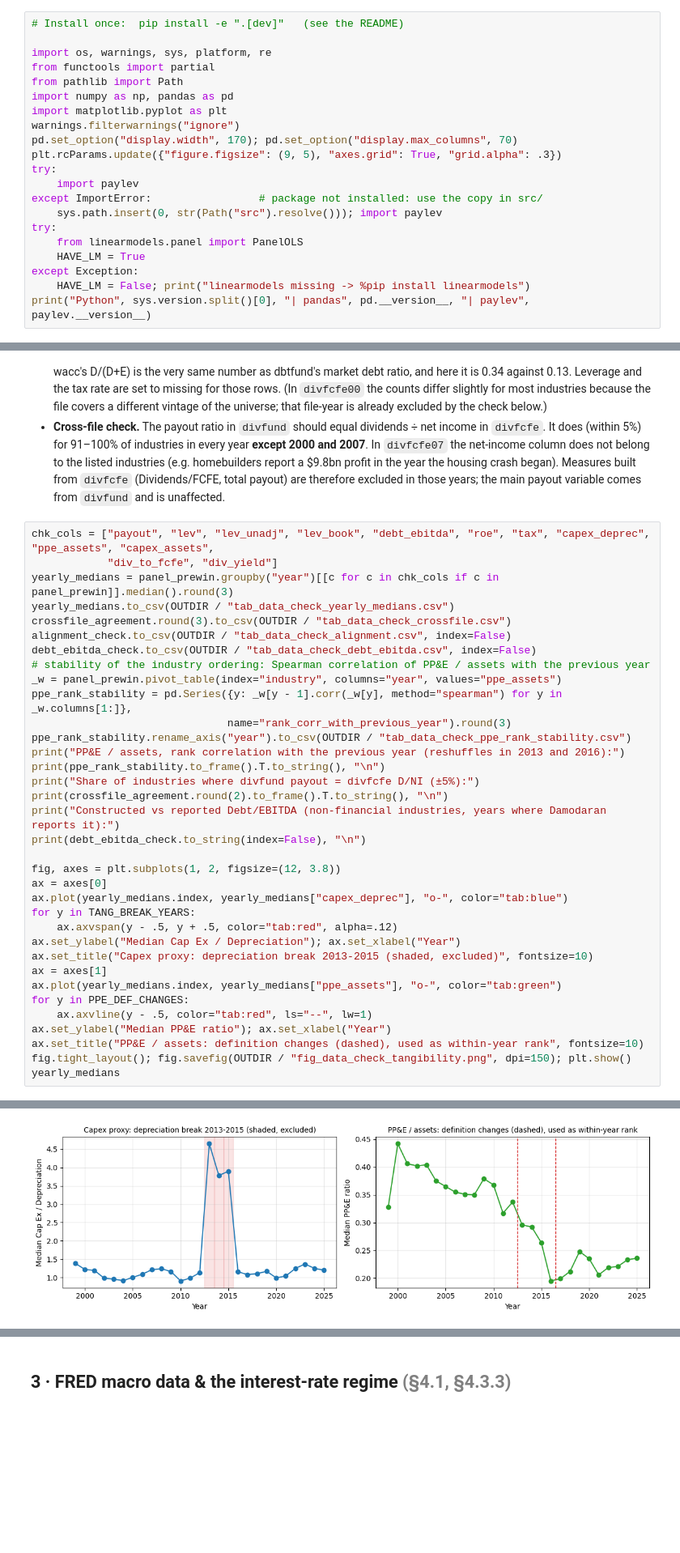
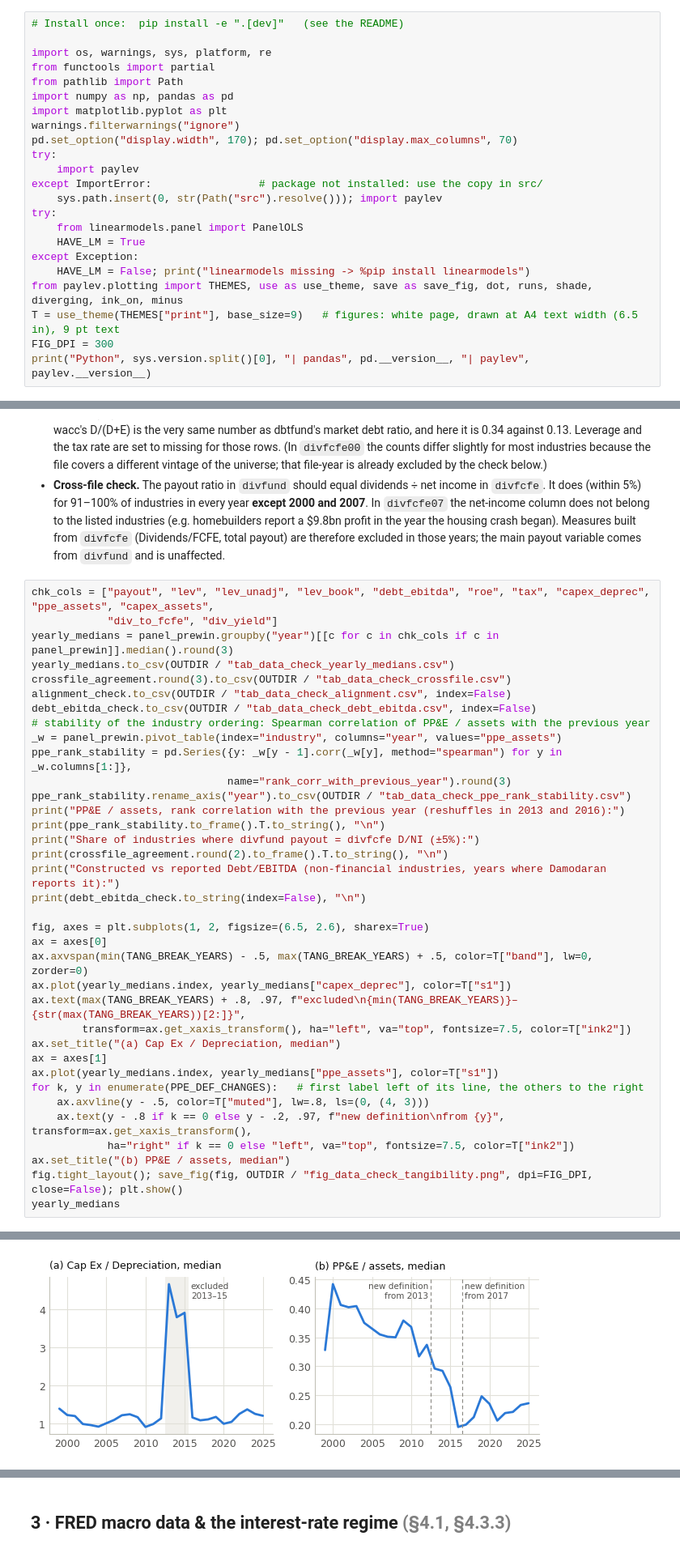
Before and after one commit to MilanKalajdzic/Master-Thesis, a Jupyter notebook: thesis_analysis.ipynb, the cells around one changed output, grey strips where cells are left out. Shown at 81% size. Drawn from its saved outputs; the diff is of its cells as text; blank space fills up the shorter version.

```diff
--- a/thesis_analysis.ipynb
+++ b/thesis_analysis.ipynb
@@ -58,7 +58,6 @@ import numpy as np, pandas as pd
 import matplotlib.pyplot as plt
 warnings.filterwarnings("ignore")
 pd.set_option("display.width", 170); pd.set_option("display.max_columns", 70)
-plt.rcParams.update({"figure.figsize": (9, 5), "axes.grid": True, "grid.alpha": .3})
 try:
     import paylev
 except ImportError:                 # package not installed: use the copy in src/
@@ -68,6 +67,9 @@ try:
     HAVE_LM = True
 except Exception:
     HAVE_LM = False; print("linearmodels missing -> %pip install linearmodels")
+from paylev.plotting import THEMES, use as use_theme, save as save_fig, dot, runs, shade, diverging, ink_on, minus
+T = use_theme(THEMES["print"], base_size=9)   # figures: white page, drawn at A4 text width (6.5 in), 9 pt text
+FIG_DPI = 300
 print("Python", sys.version.split()[0], "| pandas", pd.__version__, "| paylev", paylev.__version__)
 # %% [output]
 Python 3.11.15 | pandas 3.0.2 | paylev 1.0.0
@@ -410,46 +412,47 @@ debt_ebitda_check.to_csv(OUTDIR / "tab_data_check_debt_ebitda.csv", index=False)
 _w = panel_prewin.pivot_table(index="industry", columns="year", values="ppe_assets")
 ppe_rank_stability = pd.Series({y: _w[y - 1].corr(_w[y], method="spearman") for y in _w.columns[1:]},
                                name="rank_corr_with_previous_year").round(3)
 ppe_rank_stability.rename_axis("year").to_csv(OUTDIR / "tab_data_check_ppe_rank_stability.csv")
 print("PP&E / assets, rank correlation with the previous year (reshuffles in 2013 and 2016):")
 print(ppe_rank_stability.to_frame().T.to_string(), "\n")
 print("Share of industries where divfund payout = divfcfe D/NI (±5%):")
 print(crossfile_agreement.round(2).to_frame().T.to_string(), "\n")
 print("Constructed vs reported Debt/EBITDA (non-financial industries, years where Damodaran reports it):")
 print(debt_ebitda_check.to_string(index=False), "\n")
 
-fig, axes = plt.subplots(1, 2, figsize=(12, 3.8))
+fig, axes = plt.subplots(1, 2, figsize=(6.5, 2.6), sharex=True)
 ax = axes[0]
-ax.plot(yearly_medians.index, yearly_medians["capex_deprec"], "o-", color="tab:blue")
-for y in TANG_BREAK_YEARS:
-    ax.axvspan(y - .5, y + .5, color="tab:red", alpha=.12)
-ax.set_ylabel("Median Cap Ex / Depreciation"); ax.set_xlabel("Year")
-ax.set_title("Capex proxy: depreciation break 2013-2015 (shaded, excluded)", fontsize=10)
+ax.axvspan(min(TANG_BREAK_YEARS) - .5, max(TANG_BREAK_YEARS) + .5, color=T["band"], lw=0, zorder=0)
+ax.plot(yearly_medians.index, yearly_medians["capex_deprec"], color=T["s1"])
+ax.text(max(TANG_BREAK_YEARS) + .8, .97, f"excluded\n{min(TANG_BREAK_YEARS)}–{str(max(TANG_BREAK_YEARS))[2:]}",
+        transform=ax.get_xaxis_transform(), ha="left", va="top", fontsize=7.5, color=T["ink2"])
+ax.set_title("(a) Cap Ex / Depreciation, median")
 ax = axes[1]
-ax.plot(yearly_medians.index, yearly_medians["ppe_assets"], "o-", color="tab:green")
-for y in PPE_DEF_CHANGES:
-    ax.axvline(y - .5, color="tab:red", ls="--", lw=1)
-ax.set_ylabel("Median PP&E ratio"); ax.set_xlabel("Year")
-ax.set_title("PP&E / assets: definition changes (dashed), used as within-year rank", fontsize=10)
-fig.tight_layout(); fig.savefig(OUTDIR / "fig_data_check_tangibility.png", dpi=150); plt.show()
+ax.plot(yearly_medians.index, yearly_medians["ppe_assets"], color=T["s1"])
+for k, y in enumerate(PPE_DEF_CHANGES):   # first label left of its line, the others to the right
+    ax.axvline(y - .5, color=T["muted"], lw=.8, ls=(0, (4, 3)))
+    ax.text(y - .8 if k == 0 else y - .2, .97, f"new definition\nfrom {y}", transform=ax.get_xaxis_transform(),
+            ha="right" if k == 0 else "left", va="top", fontsize=7.5, color=T["ink2"])
+ax.set_title("(b) PP&E / assets, median")
+fig.tight_layout(); save_fig(fig, OUTDIR / "fig_data_check_tangibility.png", dpi=FIG_DPI, close=False); plt.show()
 yearly_medians
 # %% [output]
 PP&E / assets, rank correlation with the previous year (reshuffles in 2013 and 2016):
                                2000   2001   2002   2003   2004   2005   2006   2007   2008   2009   2010  2011   2012   2013   2014   2015  2016   2017   2018   2019   2020   2021  2022  2023   2024  ...
 rank_corr_with_previous_year  0.853  0.977  0.981  0.977  0.983  0.981  0.968  0.983  0.971  0.988  0.992  0.99  0.992  0.779  0.966  0.963  0.83  0.992  0.973  0.965  0.993  0.988  0.99  0.99  0.989  ...
 
 Share of industries where divfund payout = divfcfe D/NI (±5%):
 year         1999  2000  2001  2002  2003  2004  2005  2006  2007  2008  2009  2010  2011  2012  2013  2014  2015  2016  2017  2018  2019  2020  2021  2022  2023  2024  2025
 share_agree  0.99  0.17   1.0   1.0   1.0   1.0   1.0   1.0  0.01   1.0   1.0  0.93  0.99  0.96   1.0  0.99   1.0  0.99   1.0   1.0   1.0  0.96   1.0  0.99   1.0   1.0  0.99
 
 Constructed vs reported Debt/EBITDA (non-financial industries, years where Damodaran reports it):
  year  n  rank_corr  median_ratio_constructed_to_reported
  2018 78      0.947                                 0.818
  2022 77      0.881                                 0.861
  2023 77      0.866                                 0.900
  2024 76      0.941                                 0.883
  2025 76      0.964                                 0.873
-[figure, old version]
+[figure, new version]
 |  | payout | lev | lev_unadj | lev_book | debt_ebitda | roe | tax | capex_deprec | ppe_assets | ... |
 | year |  |  |  |  |  |  |  |  |  | ... |
 | 1999 | 0.247 | 0.162 | 0.179 | 0.456 | 1.509 | 0.134 | 0.376 | 1.385 | 0.328 | ... |
```
Also changed, not shown: parts of 7 cells of this notebook, 19 other files.
